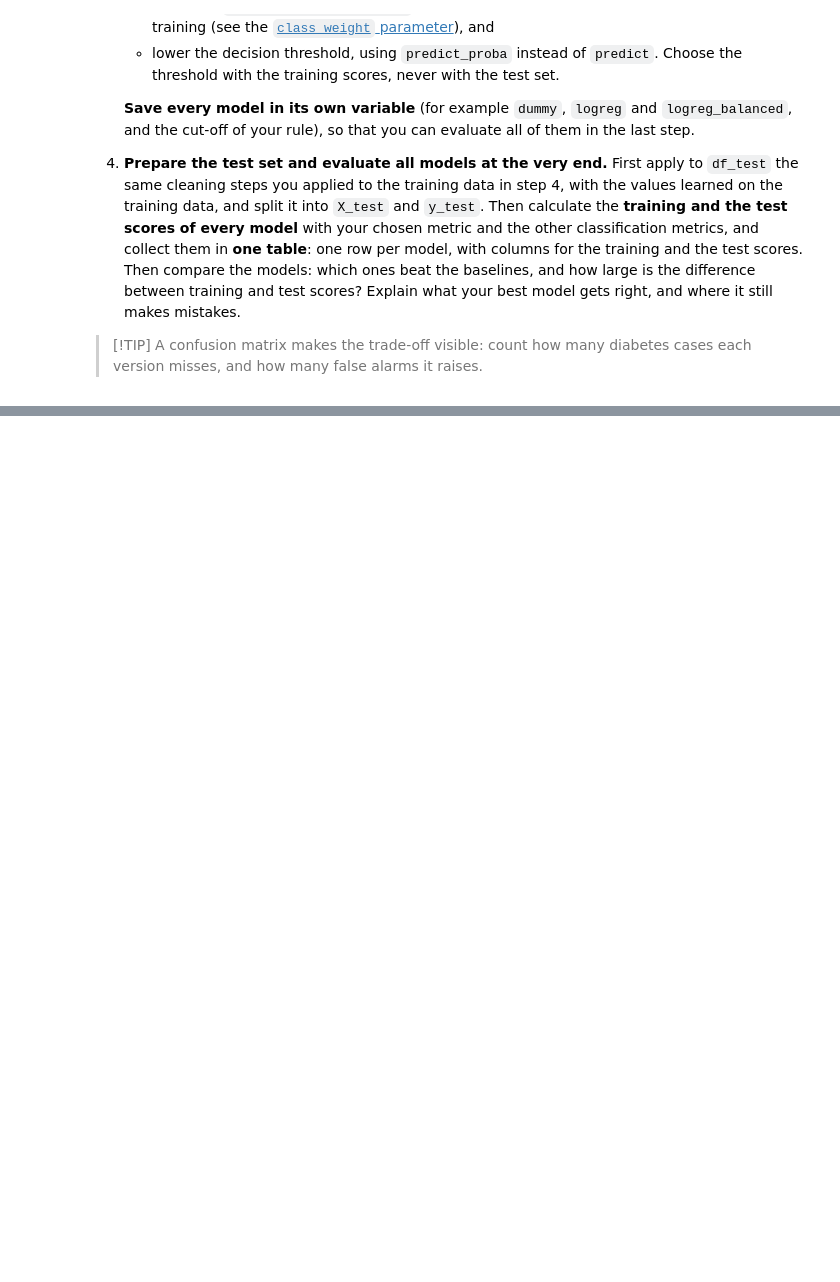
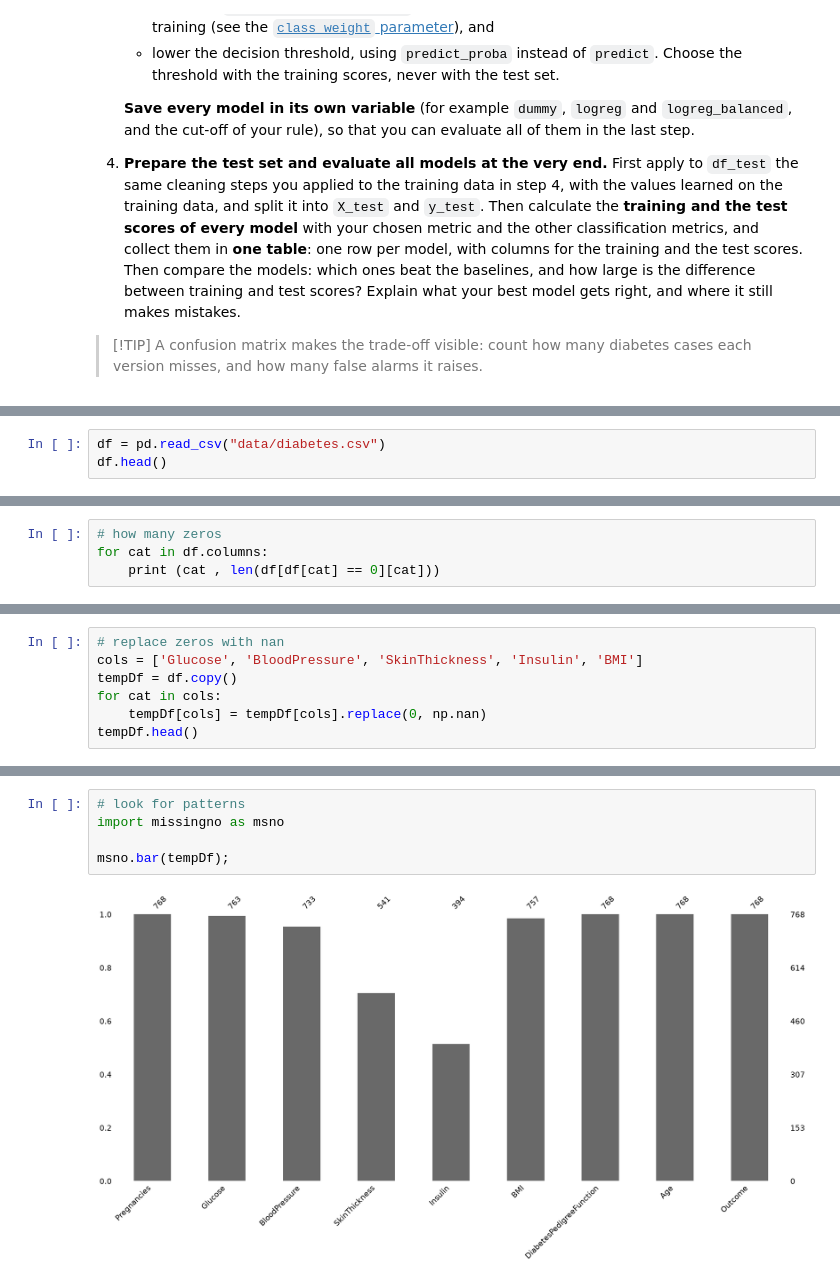
Before and after one commit to khaldounalhanawi/Project-Diabetes, a Jupyter notebook: 01_diabetes_project.ipynb, the cells around one changed output, grey strips where cells are left out. Saved outputs shown, nothing was run; the diff lists cells and outputs as text; blank space fills up the shorter version.

```diff
--- a/01_diabetes_project.ipynb
+++ b/01_diabetes_project.ipynb
@@ -97,0 +101,3 @@ from sklearn.metrics import (
+# %%
+df = pd.read_csv("data/diabetes.csv")
+df.head()
@@ -97,0 +130,4 @@ from sklearn.metrics import (
+# %%
+# how many zeros
+for cat in df.columns:
+	print (cat , len(df[df[cat] == 0][cat]))
@@ -97,0 +144,7 @@ from sklearn.metrics import (
+# %%
+# replace zeros with nan
+cols = ['Glucose', 'BloodPressure', 'SkinThickness', 'Insulin', 'BMI']
+tempDf = df.copy()
+for cat in cols:
+	tempDf[cols] = tempDf[cols].replace(0, np.nan)
+tempDf.head()
@@ -97,0 +158,7 @@ from sklearn.metrics import (
+# %%
+# look for patterns
+import missingno as msno
+
+msno.bar(tempDf);
+# %% [output]
+[figure, added]
```
Also changed, not shown: parts of 34 cells of this notebook, 3 other files.
